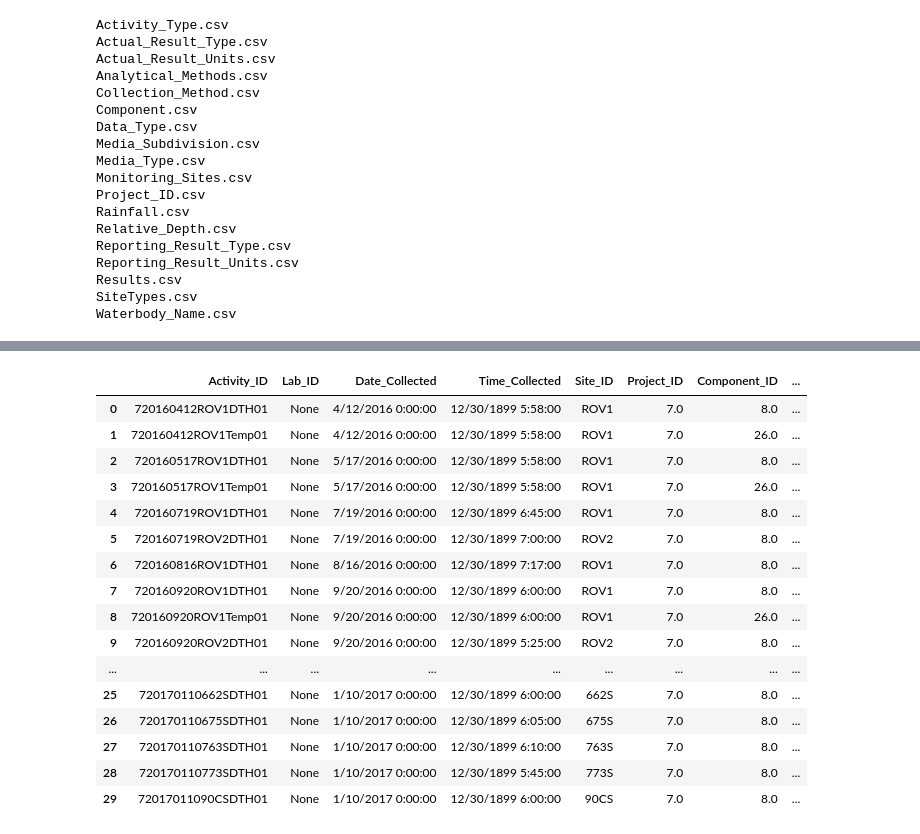
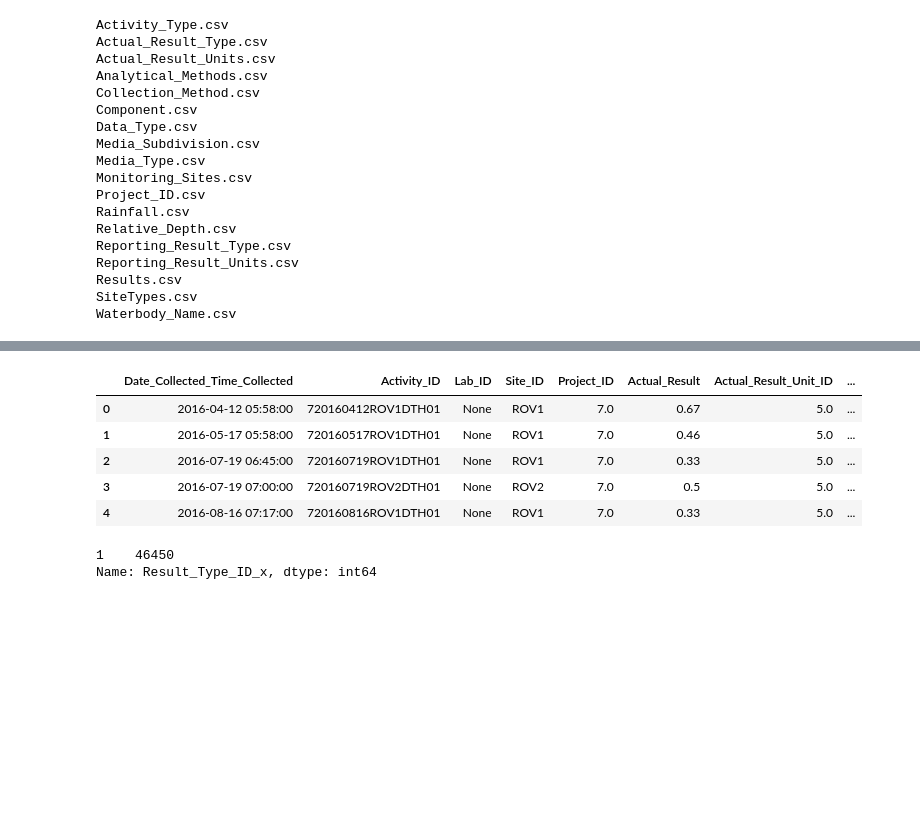
Before and after one commit to codeforboston/safe-water, a Jupyter notebook: projects/crwa/notebooks/njin-eda.ipynb, the cells around one changed output, grey strips where cells are left out. Cells and saved outputs as stored; diff of their text form; code cells hidden in the pictures; blank space fills up the shorter version.

```diff
--- a/projects/crwa/notebooks/njin-eda.ipynb
+++ b/projects/crwa/notebooks/njin-eda.ipynb
@@ -79,27 +95,2 @@ for title, df in df_dict.items():
-# %%
-with pd.option_context("display.max_columns", None):
-    display(df_dict["Results"].head(30))
-# %% [output]
-|  | Activity_ID | Lab_ID | Date_Collected | Time_Collected | Site_ID | Project_ID | Component_ID | ... |
-| 0 | 720160412ROV1DTH01 | None | 4/12/2016 0:00:00 | 12/30/1899 5:58:00 | ROV1 | 7.0 | 8.0 | ... |
-| 1 | 720160412ROV1Temp01 | None | 4/12/2016 0:00:00 | 12/30/1899 5:58:00 | ROV1 | 7.0 | 26.0 | ... |
-| 2 | 720160517ROV1DTH01 | None | 5/17/2016 0:00:00 | 12/30/1899 5:58:00 | ROV1 | 7.0 | 8.0 | ... |
-| 3 | 720160517ROV1Temp01 | None | 5/17/2016 0:00:00 | 12/30/1899 5:58:00 | ROV1 | 7.0 | 26.0 | ... |
-| 4 | 720160719ROV1DTH01 | None | 7/19/2016 0:00:00 | 12/30/1899 6:45:00 | ROV1 | 7.0 | 8.0 | ... |
-| 5 | 720160719ROV2DTH01 | None | 7/19/2016 0:00:00 | 12/30/1899 7:00:00 | ROV2 | 7.0 | 8.0 | ... |
-| 6 | 720160816ROV1DTH01 | None | 8/16/2016 0:00:00 | 12/30/1899 7:17:00 | ROV1 | 7.0 | 8.0 | ... |
-| 7 | 720160920ROV1DTH01 | None | 9/20/2016 0:00:00 | 12/30/1899 6:00:00 | ROV1 | 7.0 | 8.0 | ... |
-| 8 | 720160920ROV1Temp01 | None | 9/20/2016 0:00:00 | 12/30/1899 6:00:00 | ROV1 | 7.0 | 26.0 | ... |
-| 9 | 720160920ROV2DTH01 | None | 9/20/2016 0:00:00 | 12/30/1899 5:25:00 | ROV2 | 7.0 | 8.0 | ... |
-| ... | ... | ... | ... | ... | ... | ... | ... | ... |
-| 25 | 720170110662SDTH01 | None | 1/10/2017 0:00:00 | 12/30/1899 6:00:00 | 662S | 7.0 | 8.0 | ... |
-| 26 | 720170110675SDTH01 | None | 1/10/2017 0:00:00 | 12/30/1899 6:05:00 | 675S | 7.0 | 8.0 | ... |
-| 27 | 720170110763SDTH01 | None | 1/10/2017 0:00:00 | 12/30/1899 6:10:00 | 763S | 7.0 | 8.0 | ... |
-| 28 | 720170110773SDTH01 | None | 1/10/2017 0:00:00 | 12/30/1899 5:45:00 | 773S | 7.0 | 8.0 | ... |
-| 29 | 72017011090CSDTH01 | None | 1/10/2017 0:00:00 | 12/30/1899 6:00:00 | 90CS | 7.0 | 8.0 | ... |
 # %%
 results = df_dict["Results"]
-# %%
-results["Time_Collected"] = pd.to_datetime(results["Time_Collected"])
-# %%
-results["Time_Collected"] = results["Time_Collected"].dt.time
@@ -142,4 +97,13 @@ right_cols_to_join = [
-# %%
-for left_col, right_col, df_name in zip(left_cols_to_join, right_cols_to_join, dfs_to_join):
-#     print(left_col, right_col, df_name)
-    results = results.merge(df_dict[df_name], left_on=left_col, right_on=right_col)
+# %%
+with pd.option_context("display.max_columns", None):
+    display(results.head())
+    display(results["Result_Type_ID_x"].value_counts())
+# %% [output]
+|  | Date_Collected_Time_Collected | Activity_ID | Lab_ID | Site_ID | Project_ID | Actual_Result | Actual_Result_Unit_ID | ... |
+| 0 | 2016-04-12 05:58:00 | 720160412ROV1DTH01 | None | ROV1 | 7.0 | 0.67 | 5.0 | ... |
+| 1 | 2016-05-17 05:58:00 | 720160517ROV1DTH01 | None | ROV1 | 7.0 | 0.46 | 5.0 | ... |
+| 2 | 2016-07-19 06:45:00 | 720160719ROV1DTH01 | None | ROV1 | 7.0 | 0.33 | 5.0 | ... |
+| 3 | 2016-07-19 07:00:00 | 720160719ROV2DTH01 | None | ROV2 | 7.0 | 0.5 | 5.0 | ... |
+| 4 | 2016-08-16 07:17:00 | 720160816ROV1DTH01 | None | ROV1 | 7.0 | 0.33 | 5.0 | ... |
+1    46450
+Name: Result_Type_ID_x, dtype: int64
```
Also changed, not shown: parts of 41 cells of this notebook.
